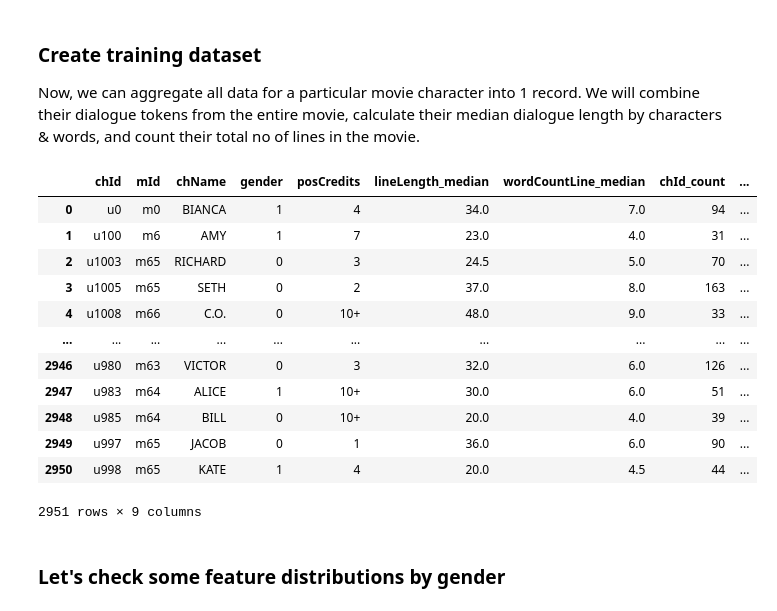
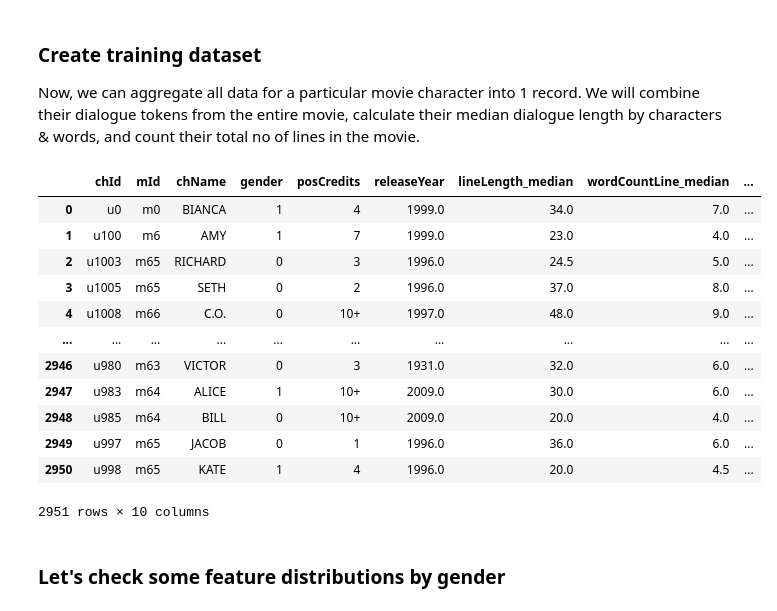
Before and after one commit to pritesh-shrivastava/pritesh-shrivastava.github.io, a Jupyter notebook: assets/files/gender-classifier-based-on-movie-dialogues.ipynb, the cells around one changed output. Cells and saved outputs as stored; diff of their text form; code cells hidden in the pictures.

```diff
--- a/assets/files/gender-classifier-based-on-movie-dialogues.ipynb
+++ b/assets/files/gender-classifier-based-on-movie-dialogues.ipynb
@@ -179,0 +182,6 @@ df.shape
+# %%
+movies = pd.read_csv("../input/movie_titles_metadata.tsv", sep='\t', error_bad_lines=False,
+                       warn_bad_lines=False, header=None)
+movies.columns = ['mId','mName','releaseYear','rating','votes','genres']
+
+movies.head()
@@ -179,0 +195,5 @@ df.shape
+# %%
+movie_yr = movies[['mId', 'releaseYear']]
+movie_yr.releaseYear = pd.to_numeric(movie_yr.releaseYear.apply(lambda y: str(y)[0:4]), errors='coerce')
+movie_yr = movie_yr.dropna()
+movie_yr.releaseYear.value_counts()
@@ -179,0 +218,5 @@ df.shape
+# %%
+df = pd.merge(df, movie_yr, how='inner', on=['mId'],
+         left_index=False, right_index=False, sort=True,
+         copy=False, indicator=False)
+df.head()
@@ -241,32 +290,32 @@ df[['cleaned_dialogue','dialogue']].head()
 ### Create training dataset
 Now, we can aggregate all data for a particular movie character into 1 record. We will combine their dialogue tokens from the entire movie, calculate their median dialogue length by characters & words, and count their total no of lines in the movie.
 # %%
-train = df.groupby(['chId', 'mId', 'chName', 'gender', 'posCredits']). \
+train = df.groupby(['chId', 'mId', 'chName', 'gender', 'posCredits','releaseYear']). \
             agg({'lineLength' : ['median'],
                  'wordCountLine' : ['median'],
                  'chId' : ['count'],
                  'cleaned_dialogue' : [lambda x : ' '.join(x)]
                 })
 
 ## Renaming columns by aggregate functions
 train.columns = ["_".join(x) for x in train.columns.ravel()]
 
 train.reset_index(inplace=True)
 train
 # %% [output]
-|  | chId | mId | chName | gender | posCredits | lineLength_median | wordCountLine_median | chId_count | ... |
-| 0 | u0 | m0 | BIANCA | 1 | 4 | 34.0 | 7.0 | 94 | ... |
-| 1 | u100 | m6 | AMY | 1 | 7 | 23.0 | 4.0 | 31 | ... |
-| 2 | u1003 | m65 | RICHARD | 0 | 3 | 24.5 | 5.0 | 70 | ... |
-| 3 | u1005 | m65 | SETH | 0 | 2 | 37.0 | 8.0 | 163 | ... |
-| 4 | u1008 | m66 | C.O. | 0 | 10+ | 48.0 | 9.0 | 33 | ... |
+|  | chId | mId | chName | gender | posCredits | releaseYear | lineLength_median | wordCountLine_median | ... |
+| 0 | u0 | m0 | BIANCA | 1 | 4 | 1999.0 | 34.0 | 7.0 | ... |
+| 1 | u100 | m6 | AMY | 1 | 7 | 1999.0 | 23.0 | 4.0 | ... |
+| 2 | u1003 | m65 | RICHARD | 0 | 3 | 1996.0 | 24.5 | 5.0 | ... |
+| 3 | u1005 | m65 | SETH | 0 | 2 | 1996.0 | 37.0 | 8.0 | ... |
+| 4 | u1008 | m66 | C.O. | 0 | 10+ | 1997.0 | 48.0 | 9.0 | ... |
 | ... | ... | ... | ... | ... | ... | ... | ... | ... | ... |
-| 2946 | u980 | m63 | VICTOR | 0 | 3 | 32.0 | 6.0 | 126 | ... |
-| 2947 | u983 | m64 | ALICE | 1 | 10+ | 30.0 | 6.0 | 51 | ... |
-| 2948 | u985 | m64 | BILL | 0 | 10+ | 20.0 | 4.0 | 39 | ... |
-| 2949 | u997 | m65 | JACOB | 0 | 1 | 36.0 | 6.0 | 90 | ... |
-| 2950 | u998 | m65 | KATE | 1 | 4 | 20.0 | 4.5 | 44 | ... |
+| 2946 | u980 | m63 | VICTOR | 0 | 3 | 1931.0 | 32.0 | 6.0 | ... |
+| 2947 | u983 | m64 | ALICE | 1 | 10+ | 2009.0 | 30.0 | 6.0 | ... |
+| 2948 | u985 | m64 | BILL | 0 | 10+ | 2009.0 | 20.0 | 4.0 | ... |
+| 2949 | u997 | m65 | JACOB | 0 | 1 | 1996.0 | 36.0 | 6.0 | ... |
+| 2950 | u998 | m65 | KATE | 1 | 4 | 1996.0 | 20.0 | 4.5 | ... |
-2951 rows × 9 columns
+2951 rows × 10 columns
 # %% [markdown]
 ### Let's check some feature distributions by gender
 # %%
```
Also changed, not shown: parts of 19 cells of this notebook, 11 other files.
